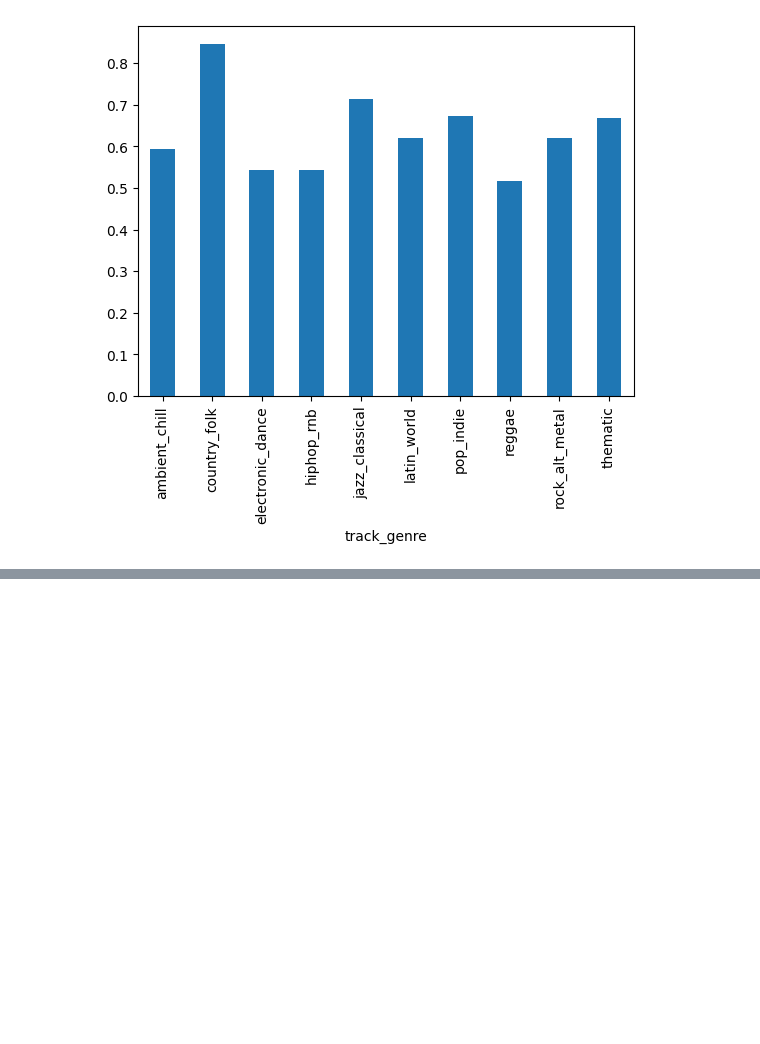
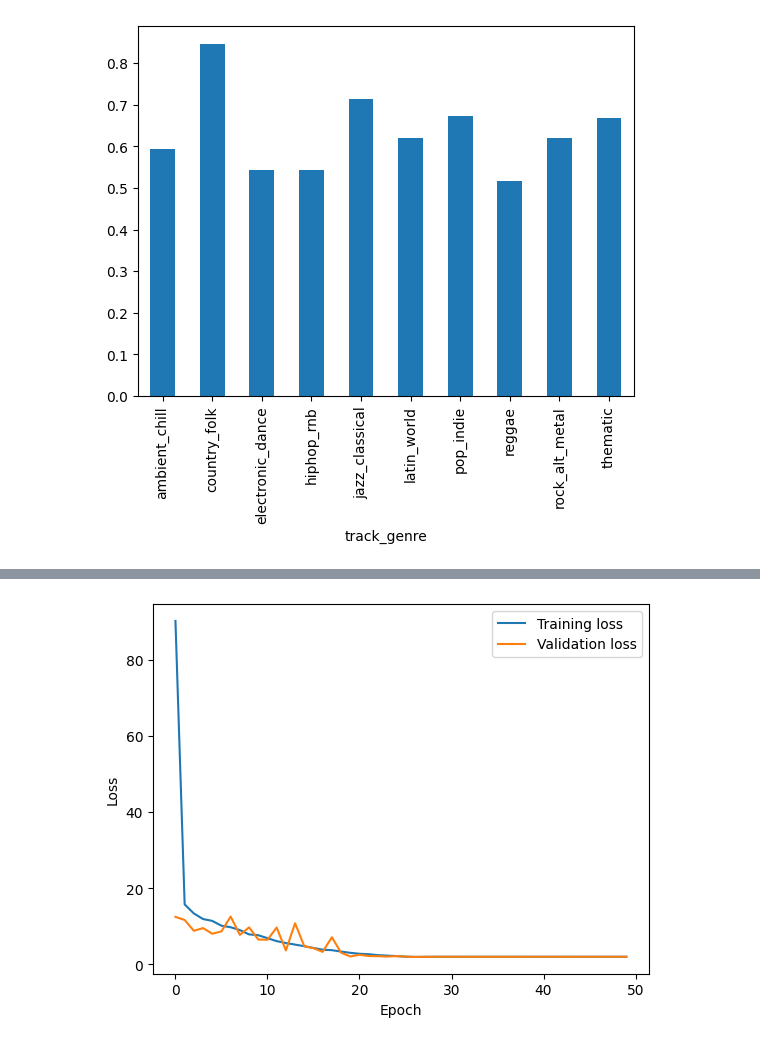
Before and after one commit to ryanbylee/song-genre-predictor, a Jupyter notebook: genre_predictor.ipynb, the cells around one changed output, grey strips where cells are left out. Cells and saved outputs as stored; diff of their text form; code cells hidden in the pictures; blank space fills up the shorter version.

Commit message:
integrated NN part into final project notebook

```diff
--- a/genre_predictor.ipynb
+++ b/genre_predictor.ipynb
@@ -233,0 +311,14 @@ print("Mean Accuracy:", np.mean(accuracy_scores))
+# %%
+# split the dataset into train, valid, and test sets
+train_size = int(0.7 * len(df))
+valid_size = int(0.15 * len(df))
+test_size = len(df) - train_size - valid_size
+X_train, X_valid, X_test = torch.split(X, [train_size, valid_size, test_size])
+print(X_train.shape, X_valid.shape, X_test.shape)
+y_train, y_valid, y_test = torch.split(y, [train_size, valid_size, test_size])
+print(y_train.shape, y_valid.shape, y_test.shape)
+
+
+train_dataset = Track_dataset(X_train, y_train)
+valid_dataset = Track_dataset(X_valid, y_valid)
+test_dataset = Track_dataset(X_test, y_test)
@@ -233,0 +330,14 @@ print("Mean Accuracy:", np.mean(accuracy_scores))
+# %%
+# 3-layer neural network
+class Model(nn.Module):
+    def __init__(self):
+        super(Model, self).__init__()
+        self.fc1 = nn.Linear(15, 16)
+        self.fc2 = nn.Linear(16, 32)
+        self.fc3 = nn.Linear(32, 10)
+
+    def forward(self, x):
+        x = F.relu(self.fc1(x))
+        x = F.relu(self.fc2(x))
+        x = self.fc3(x)
+        return x
@@ -233,0 +395,13 @@ print("Mean Accuracy:", np.mean(accuracy_scores))
+# %%
+# plot the training and validation loss
+import matplotlib.pyplot as plt
+plt.plot(train_loss_hist, label='Training loss')
+plt.plot(valid_loss_hist, label='Validation loss')
+# set the x-axis to be in terms of epochs
+plt.xlabel('Epoch')
+plt.ylabel('Loss')
+# set the y-axis max to 400
+plt.legend()
+plt.show()
+# %% [output]
+[figure, added]
```
Also changed, not shown: parts of 21 cells of this notebook.
